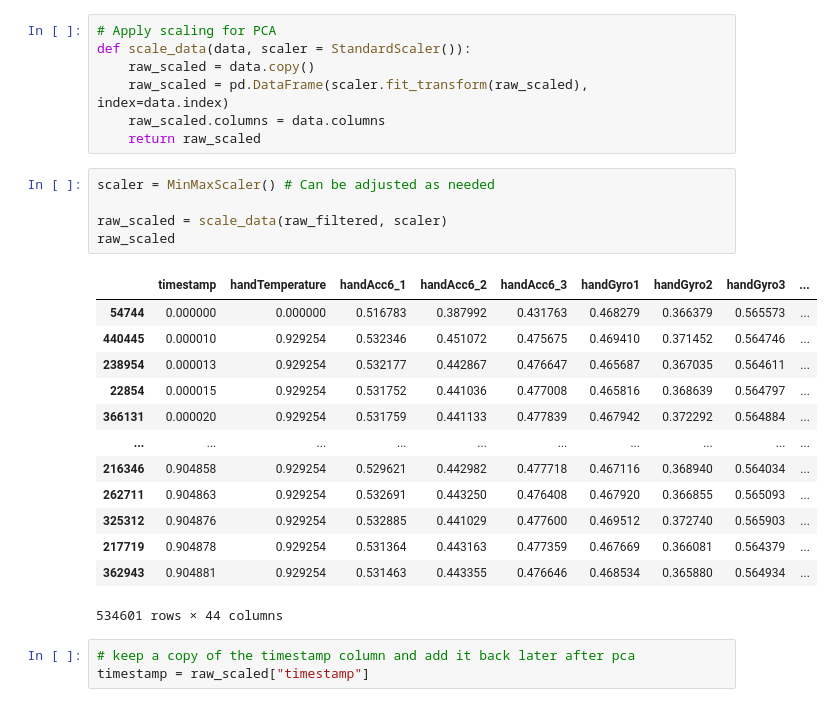
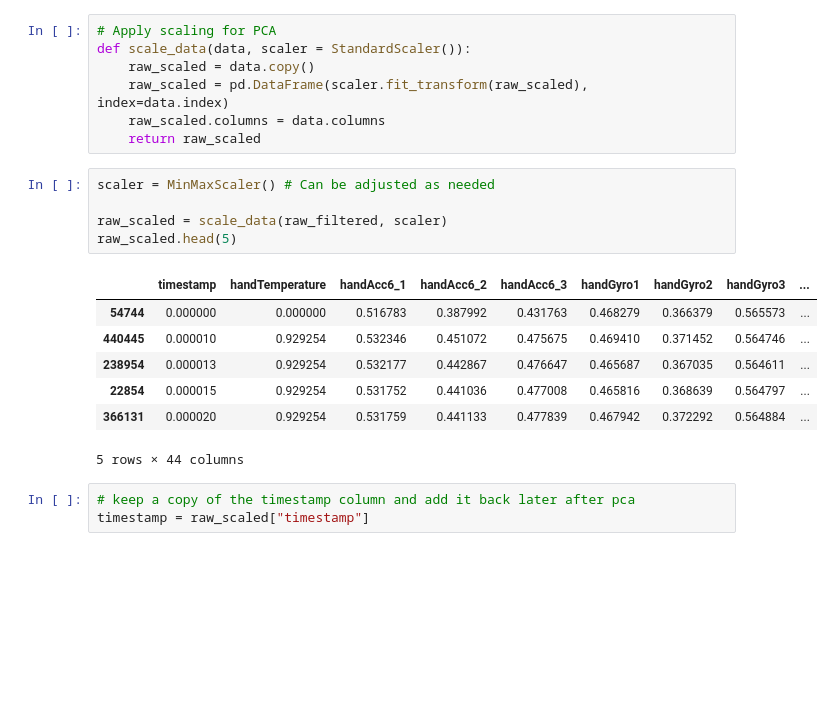
Before and after one commit to Jiarui-Chen/physical-activity-clustering, a Jupyter notebook: preprocess/preprocess.ipynb, the cells around one changed output. Saved outputs shown, nothing was run; the diff lists cells and outputs as text; blank space fills up the shorter version.

```diff
--- a/preprocess/preprocess.ipynb
+++ b/preprocess/preprocess.ipynb
@@ -151,22 +145,16 @@ def scale_data(data, scaler = StandardScaler()):
 # %%
 scaler = MinMaxScaler() # Can be adjusted as needed
 
 raw_scaled = scale_data(raw_filtered, scaler)
-raw_scaled
+raw_scaled.head(5)
 # %% [output]
 |  | timestamp | handTemperature | handAcc6_1 | handAcc6_2 | handAcc6_3 | handGyro1 | handGyro2 | handGyro3 | ... |
 | 54744 | 0.000000 | 0.000000 | 0.516783 | 0.387992 | 0.431763 | 0.468279 | 0.366379 | 0.565573 | ... |
 | 440445 | 0.000010 | 0.929254 | 0.532346 | 0.451072 | 0.475675 | 0.469410 | 0.371452 | 0.564746 | ... |
 | 238954 | 0.000013 | 0.929254 | 0.532177 | 0.442867 | 0.476647 | 0.465687 | 0.367035 | 0.564611 | ... |
 | 22854 | 0.000015 | 0.929254 | 0.531752 | 0.441036 | 0.477008 | 0.465816 | 0.368639 | 0.564797 | ... |
 | 366131 | 0.000020 | 0.929254 | 0.531759 | 0.441133 | 0.477839 | 0.467942 | 0.372292 | 0.564884 | ... |
-| ... | ... | ... | ... | ... | ... | ... | ... | ... | ... |
-| 216346 | 0.904858 | 0.929254 | 0.529621 | 0.442982 | 0.477718 | 0.467116 | 0.368940 | 0.564034 | ... |
-| 262711 | 0.904863 | 0.929254 | 0.532691 | 0.443250 | 0.476408 | 0.467920 | 0.366855 | 0.565093 | ... |
-| 325312 | 0.904876 | 0.929254 | 0.532885 | 0.441029 | 0.477600 | 0.469512 | 0.372740 | 0.565903 | ... |
-| 217719 | 0.904878 | 0.929254 | 0.531364 | 0.443163 | 0.477359 | 0.467669 | 0.366081 | 0.564379 | ... |
-| 362943 | 0.904881 | 0.929254 | 0.531463 | 0.443355 | 0.476646 | 0.468534 | 0.365880 | 0.564934 | ... |
-534601 rows × 44 columns
+5 rows × 44 columns
 # %%
 # keep a copy of the timestamp column and add it back later after pca
 timestamp = raw_scaled["timestamp"]
```
Also changed, not shown: parts of 23 cells of this notebook.
